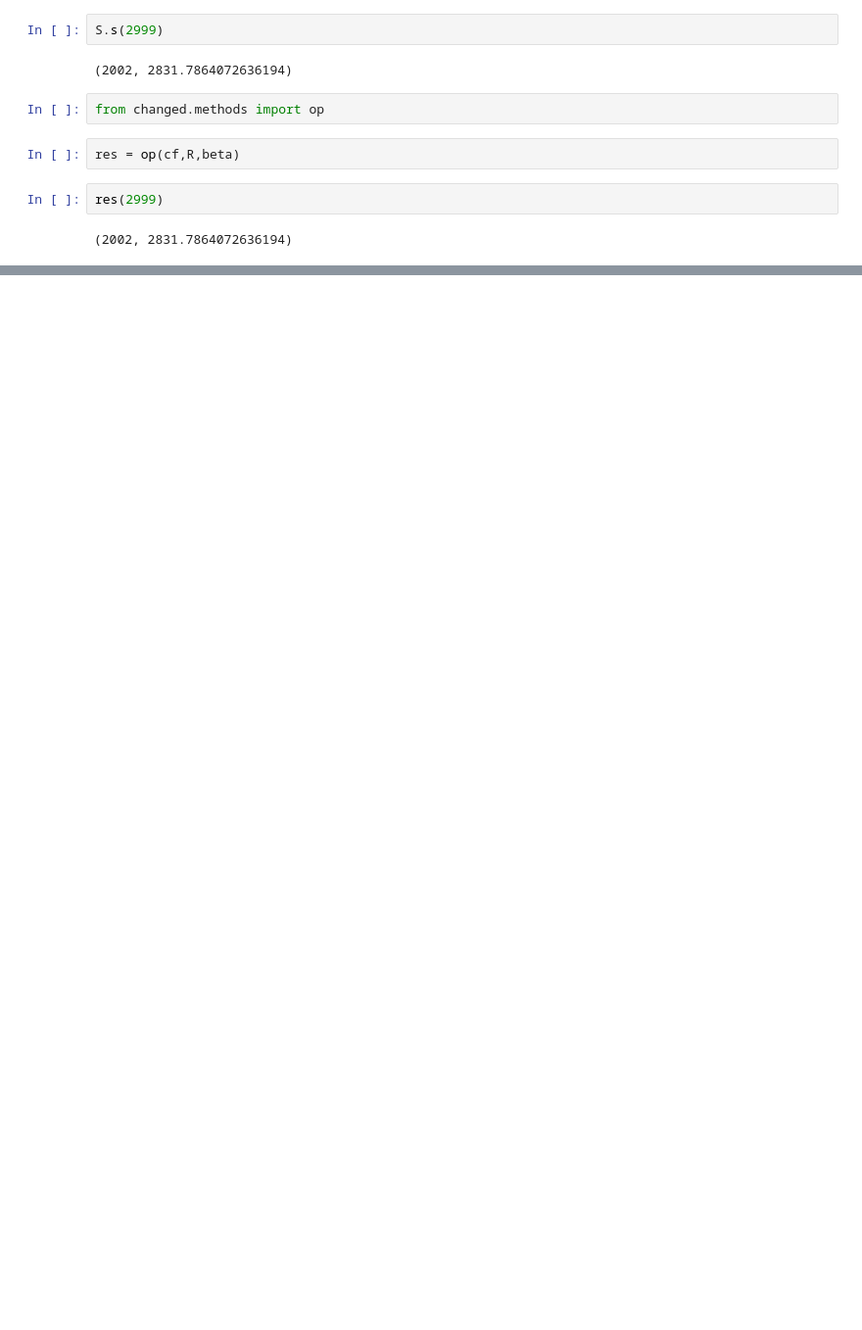
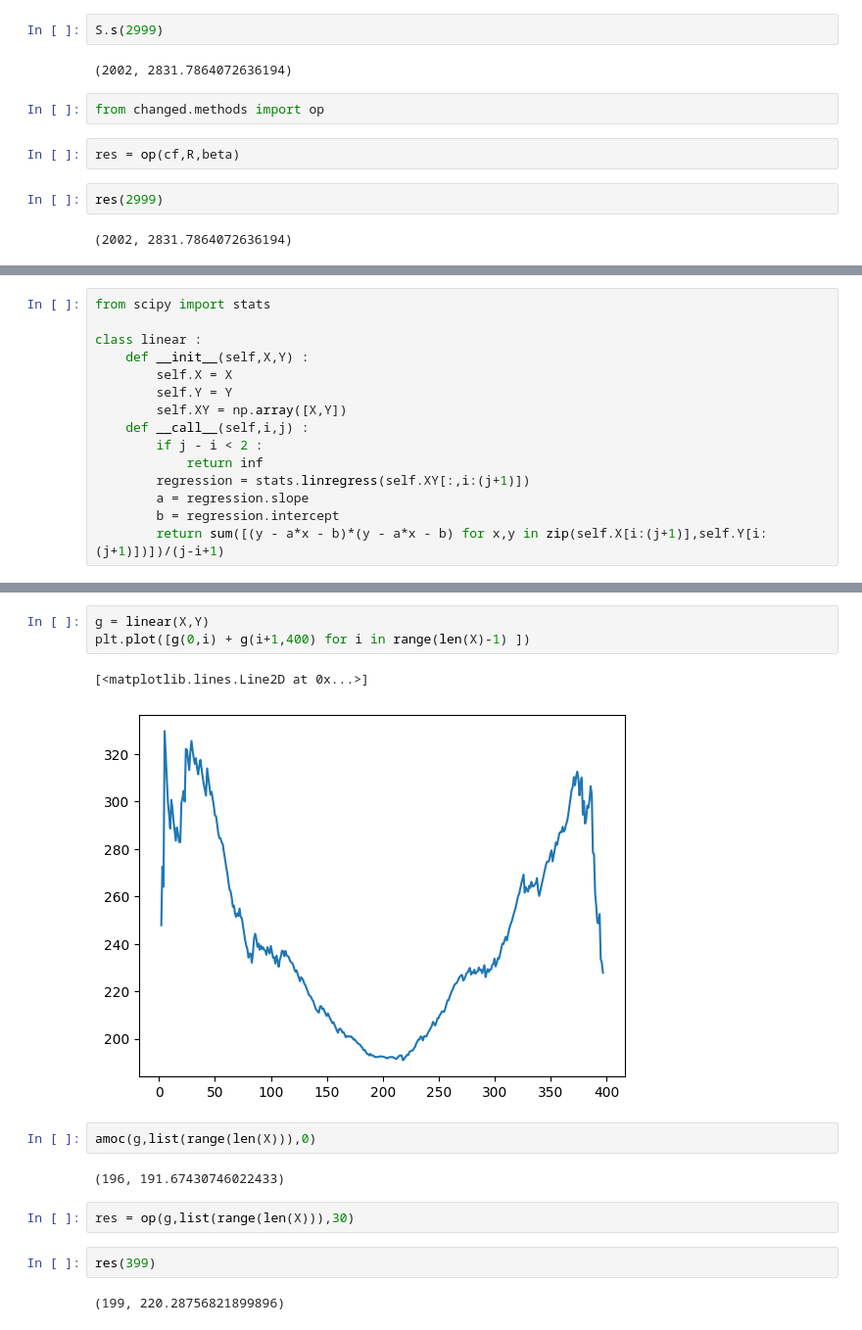
Before and after one commit to grosed/changed, a Jupyter notebook: notebooks/examples.ipynb, the cells around one changed output, grey strips where cells are left out. Shown at 98% size. Cells and saved outputs as stored; diff of their text form; blank space fills up the shorter version.

```diff
--- a/notebooks/examples.ipynb
+++ b/notebooks/examples.ipynb
@@ -81,0 +263,15 @@ res(2999)
+# %%
+from scipy import stats
+
+class linear :
+    def __init__(self,X,Y) :
+        self.X = X
+        self.Y = Y
+        self.XY = np.array([X,Y])
+    def __call__(self,i,j) :
+        if j - i < 2 :
+            return inf
+        regression = stats.linregress(self.XY[:,i:(j+1)])
+        a = regression.slope
+        b = regression.intercept
+        return sum([(y - a*x - b)*(y - a*x - b) for x,y in zip(self.X[i:(j+1)],self.Y[i:(j+1)])])/(j-i+1)
@@ -81,0 +302,16 @@ res(2999)
+# %%
+g = linear(X,Y)
+plt.plot([g(0,i) + g(i+1,400) for i in range(len(X)-1) ])
+# %% [output]
+[<matplotlib.lines.Line2D at 0x...>]
+[figure, added]
+# %%
+amoc(g,list(range(len(X))),0)
+# %% [output]
+(196, 191.67430746022433)
+# %%
+res = op(g,list(range(len(X))),30)
+# %%
+res(399)
+# %% [output]
+(199, 220.28756821899896)
```
Also changed, not shown: parts of 13 cells of this notebook.
